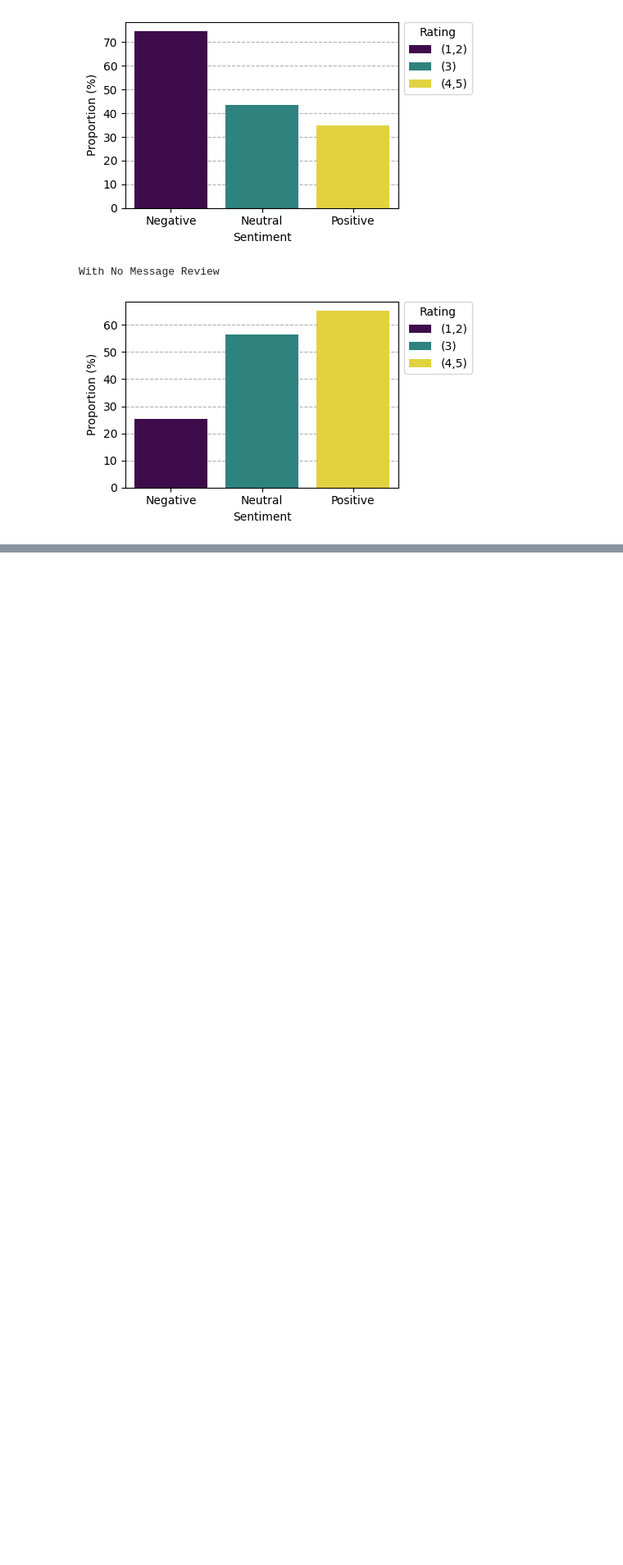
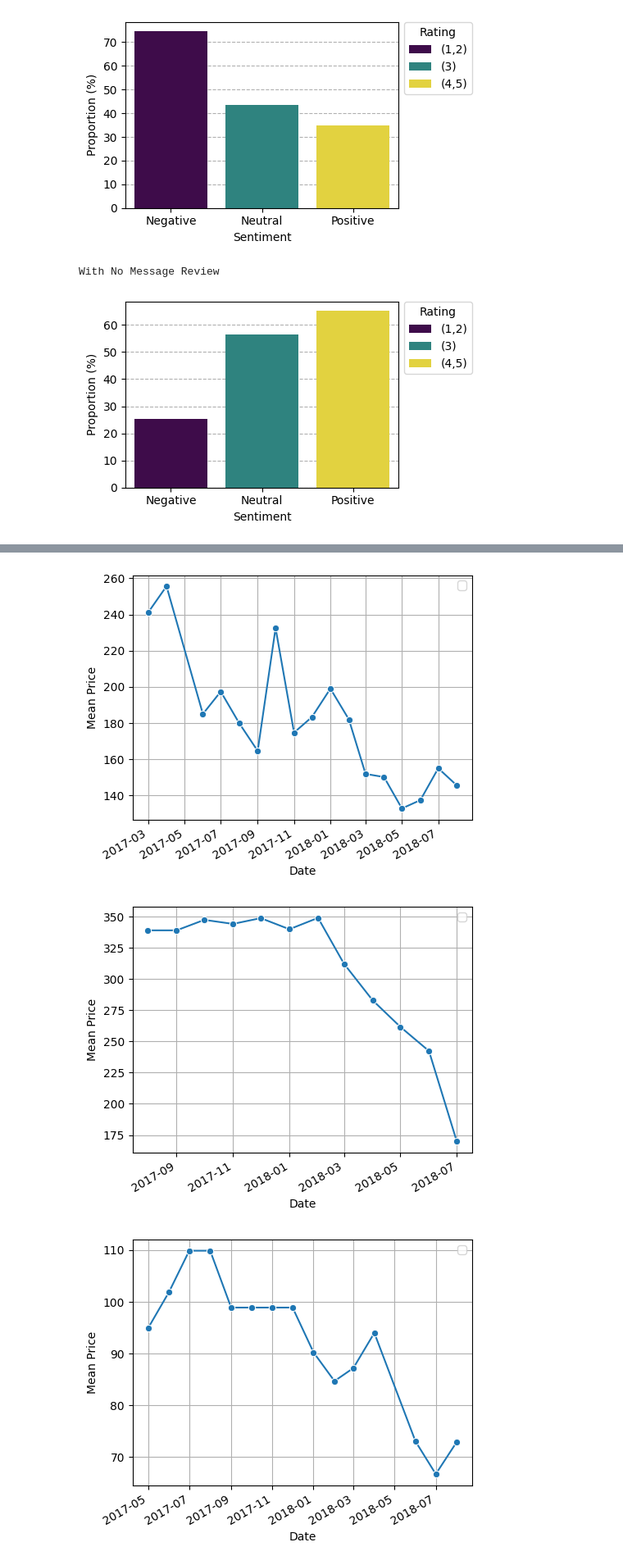
Before and after one commit to matsa0/desafio-sprint02-data-analysis, a Jupyter notebook: analise_exploratoria/eda.ipynb, the cells around one changed output, grey strips where cells are left out. Shown at 82% size. Cells and saved outputs as stored; diff of their text form; code cells hidden in the pictures; blank space fills up the shorter version.

```diff
--- a/analise_exploratoria/eda.ipynb
+++ b/analise_exploratoria/eda.ipynb
@@ -1081,0 +955,32 @@ plt.show()
+# %%
+def product_inflation_plot(df:pd.DataFrame, product_name:str):
+    """
+     """
+    df_prod = df[df["product"] == product_name]
+    max_product = max_price_per_product[max_price_per_product["product"] == product_name]
+
+    plt.figure(figsize=(5,4))
+    sns.lineplot(
+        data=df_prod,
+        x="month",
+        y="mean_month_price",
+        marker="o"
+    )
+
+    plt.xlabel("Date")
+    plt.ylabel("Mean Price")
+    plt.grid(True)
+    plt.xticks(rotation=30, ha="right")
+    plt.legend()
+    plt.tight_layout()
+    plt.savefig(f"../plots/product_inflation_{product_name}.png")
+    plt.show()
+
+
+product_inflation_plot(products_prices_over_time, "P_e0d64dcf")
+product_inflation_plot(products_prices_over_time, "P_d285360f")
+product_inflation_plot(products_prices_over_time, "P_656e0eca")
+# %% [output]
+[figure, added]
+[figure, added]
+[figure, added]
```
Also changed, not shown: parts of 73 cells of this notebook, 7 other files.
